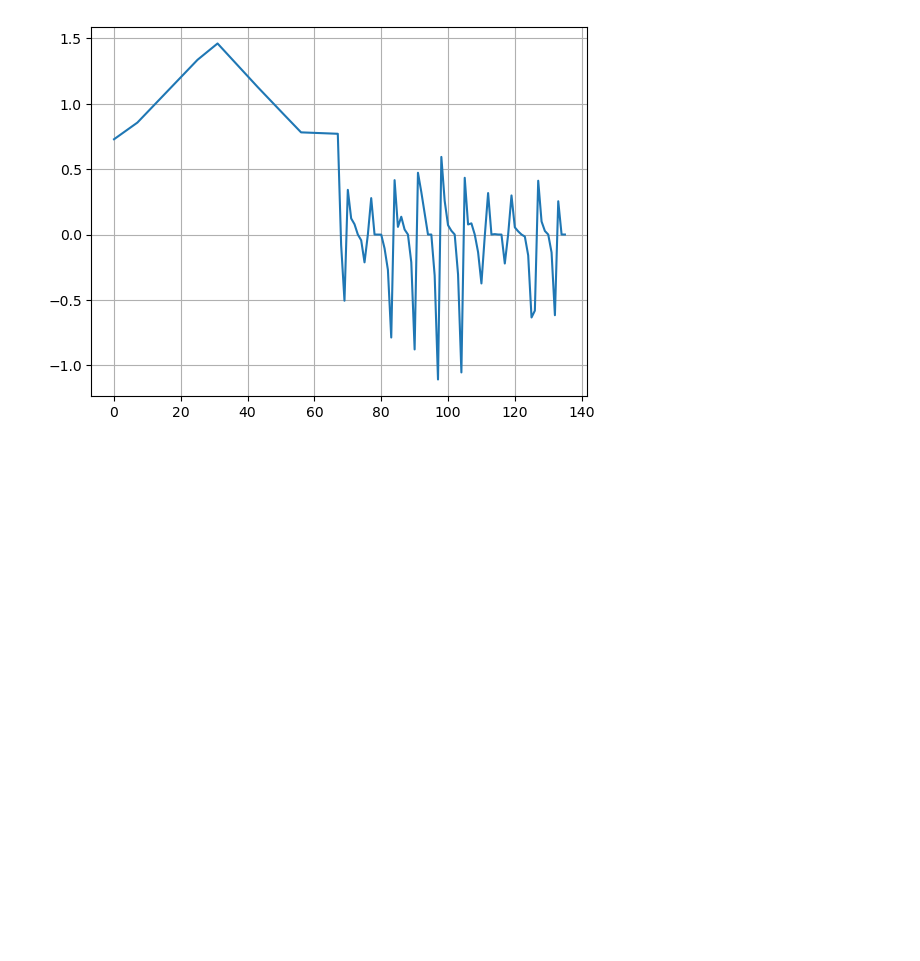
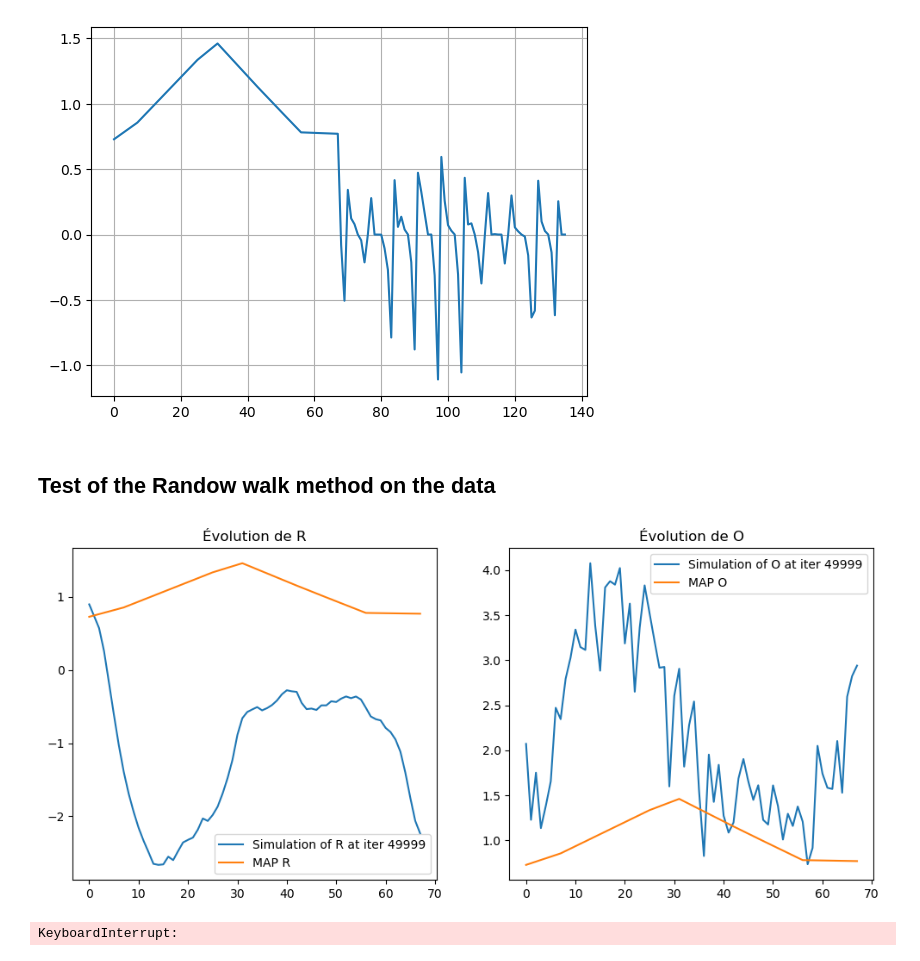
Before and after one commit to vetlerl/mcmc-epidemic, a Jupyter notebook: covid_graphics.ipynb, the cells around one changed output. Saved outputs shown, nothing was run; the diff lists cells and outputs as text; code cells hidden in the pictures; blank space fills up the shorter version.

```diff
--- a/covid_graphics.ipynb
+++ b/covid_graphics.ipynb
@@ -23,7 +25,19 @@ from covid import * #allows us to use our functions directly
 # %%
 plt.figure()
-map = PD3S('stuff/Z.csv', 'stuff/Phi.csv')
-plt.plot(map)
+Z,phi=load_data('stuff/Z.csv', 'stuff/Phi.csv')
+MAP= PD3S(Z,phi)
+plt.plot(MAP)
 plt.grid()
 # %% [output]
 [figure]
+# %% [markdown]
+## Test of the Randow walk method on the data
+# %%
+Z,phi=load_data('stuff/Z.csv', 'stuff/Phi.csv')
+lambda_O = 0.05
+lambda_R = 3.5*np.std(Z)
+T=len(Z)
+theta_tab,theta_tilde_tab, accepts, gammas,end_burn_in=MHRW(T,Z,phi,lambda_R,lambda_O,MAP,niter=5e5,method="image")
+# %% [output]
+[figure, added]
+KeyboardInterrupt:
```
Also changed, not shown: parts of 2 cells of this notebook, 1 other file.
